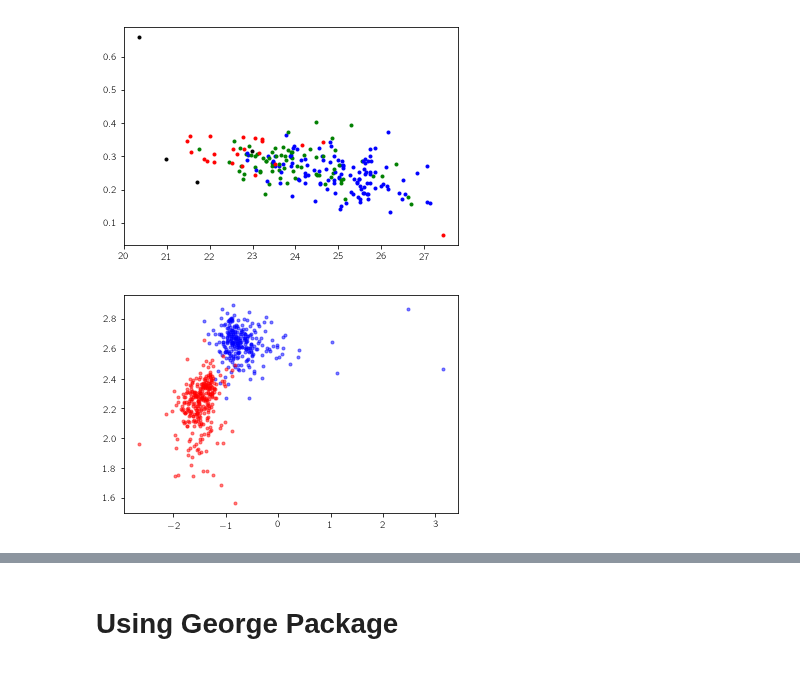
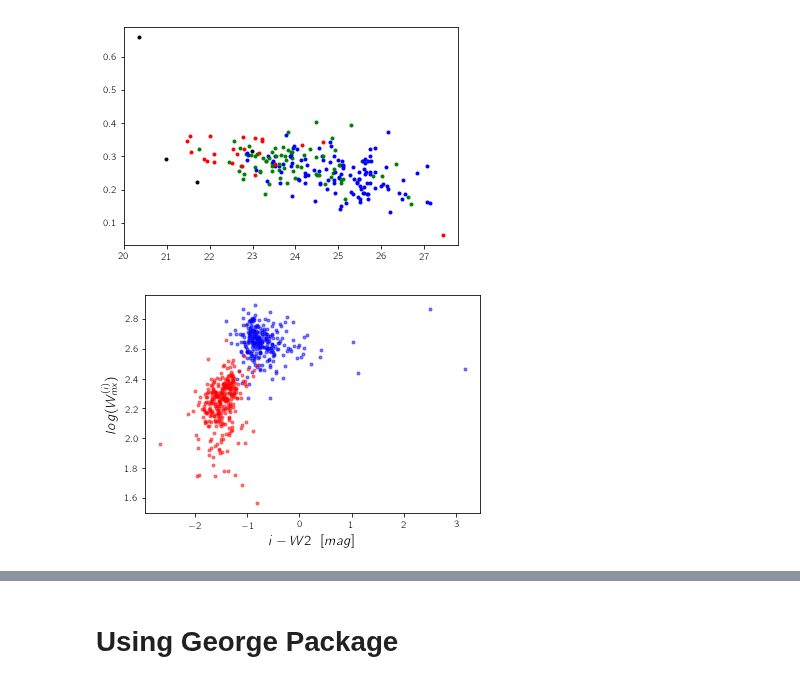
Before and after one commit to ekourkchi/reddening, a Jupyter notebook: griz2PC0.ipynb, the cells around one changed output, grey strips where cells are left out. Saved outputs shown, nothing was run; the diff lists cells and outputs as text; code cells hidden in the pictures.

```diff
--- a/griz2PC0.ipynb
+++ b/griz2PC0.ipynb
@@ -304,24 +304,27 @@ for j in range(len(ri)):
 # %%
 C1 = i-w2
 # C2 = z-w2
 C2 = logWimx
 
 
 idx = np.where(pc0<-1.5)
 C1_l = C1[idx]
 C2_l = C2[idx]
 
 idx = np.where(pc0>1.5)
 C1_r = C1[idx]
 C2_r = C2[idx]
 
 plt.plot(C1_r, C2_r, 'b.', alpha=0.5)
 plt.plot(C1_l, C2_l, 'r.', alpha=0.5)
 
+plt.xlabel(r'$i-W2 ~~ [mag]$', fontsize=14)
+plt.ylabel(r'$log(W^{(i)}_{mx})$', fontsize=14)
+
 
 plt.show()
 # %% [output]
-[figure, old version]
+[figure, new version]
 # %%
 import random
 
```
Also changed, not shown: parts of 9 cells of this notebook.
